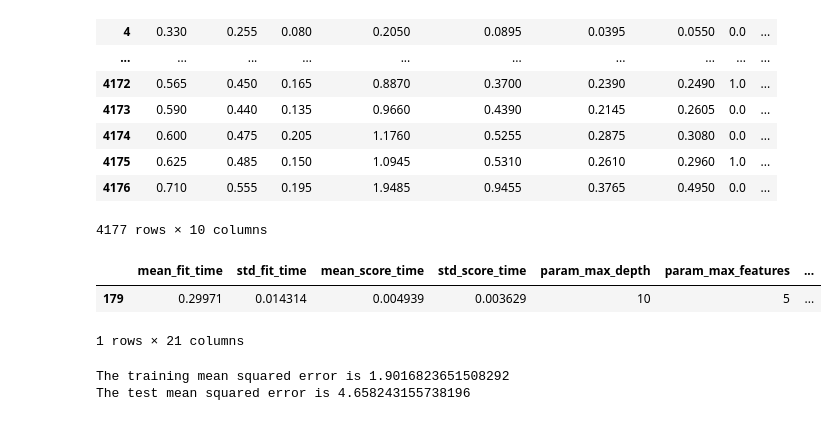
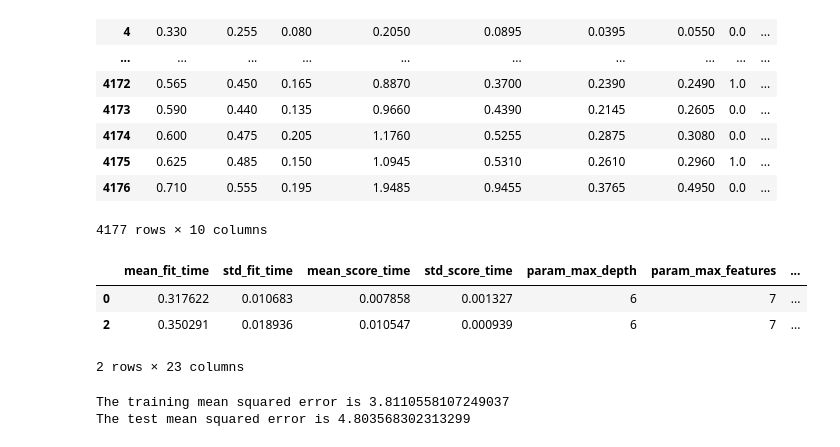
Before and after one commit to MathDrE/Supervised_Final_Project, a Jupyter notebook: Final_Project.ipynb, the cells around one changed output. Saved outputs shown, nothing was run; the diff lists cells and outputs as text; code cells hidden in the pictures.

```diff
--- a/Final_Project.ipynb
+++ b/Final_Project.ipynb
@@ -493,14 +493,17 @@ X_ohe = pd.concat([X.drop(columns = ['Sex']), coh], axis = 1)
 | 4176 | 0.710 | 0.555 | 0.195 | 1.9485 | 0.9455 | 0.3765 | 0.4950 | 0.0 | ... |
 4177 rows × 10 columns
 # %%
+# Also consider changing from mse
 model = RandomForestRegressor(
-        min_samples_leaf=5, random_state=0
+        max_leaf_nodes = 25, random_state=0 #, warm_start=False
     )
 
-pg ={"n_estimators": [10, 20, 30],
-     "max_depth": [2,3,4,5,6,7,8,9,10],
-      # "min_samples_split" , "min_samples_leaf", "min_weight_fraction_leaf",
-     "max_features": [2,3,4,5,6,7,8]
+pg ={"n_estimators": [40,80],
+     "max_depth": [6], # important towards overfitting - how specific is the model going to get by accident
+     "min_samples_split" : [6,8],
+     "min_samples_leaf" : [4,5,6],
+     #"min_weight_fraction_leaf",
+     "max_features": [7, 8, 9]
      #max_leaf_nodes
      }
 
@@ -515,15 +518,18 @@ grid_search = GridSearchCV(
 ).fit(X_ohe, np.array(y).ravel())
 # %%
 results = pd.DataFrame(grid_search.cv_results_)
+results
 results[results.rank_test_score == 1]
 #print(pd.DataFrame(grid_search.cv_results_).head())
 #print(pd.DataFrame(grid_search.cv_results_).tail())
 # %% [output]
 |  | mean_fit_time | std_fit_time | mean_score_time | std_score_time | param_max_depth | param_max_features | ... |
-| 179 | 0.29971 | 0.014314 | 0.004939 | 0.003629 | 10 | 5 | ... |
+| 0 | 0.317622 | 0.010683 | 0.007858 | 0.001327 | 6 | 7 | ... |
+| 2 | 0.350291 | 0.018936 | 0.010547 | 0.000939 | 6 | 7 | ... |
-1 rows × 21 columns
+2 rows × 23 columns
 # %%
-rfr = RandomForestRegressor(max_depth = 10, max_features =  5, n_estimators = 30)
+rfr = RandomForestRegressor(max_depth = 6, max_features =  7,
+                            min_samples_leaf = 4, min_samples_split = 8, n_estimators = 40)
 rfr_model = rfr.fit(X_train_ohe, np.array(y_train).ravel())
 yp = np.array(rfr_model.predict(X_test_ohe))
 
@@ -538,5 +544,5 @@ yt = np.array(y_test.Rings)
 TMSE_rfr_model = np.mean((yp.reshape(1,-1) - yt)**2)
 print('The test mean squared error is', TMSE_rfr_model)
 # %% [output]
-The training mean squared error is 1.9016823651508292
-The test mean squared error is 4.658243155738196
+The training mean squared error is 3.8110558107249037
+The test mean squared error is 4.803568302313299
```
Also changed, not shown: parts of 5 cells of this notebook.
